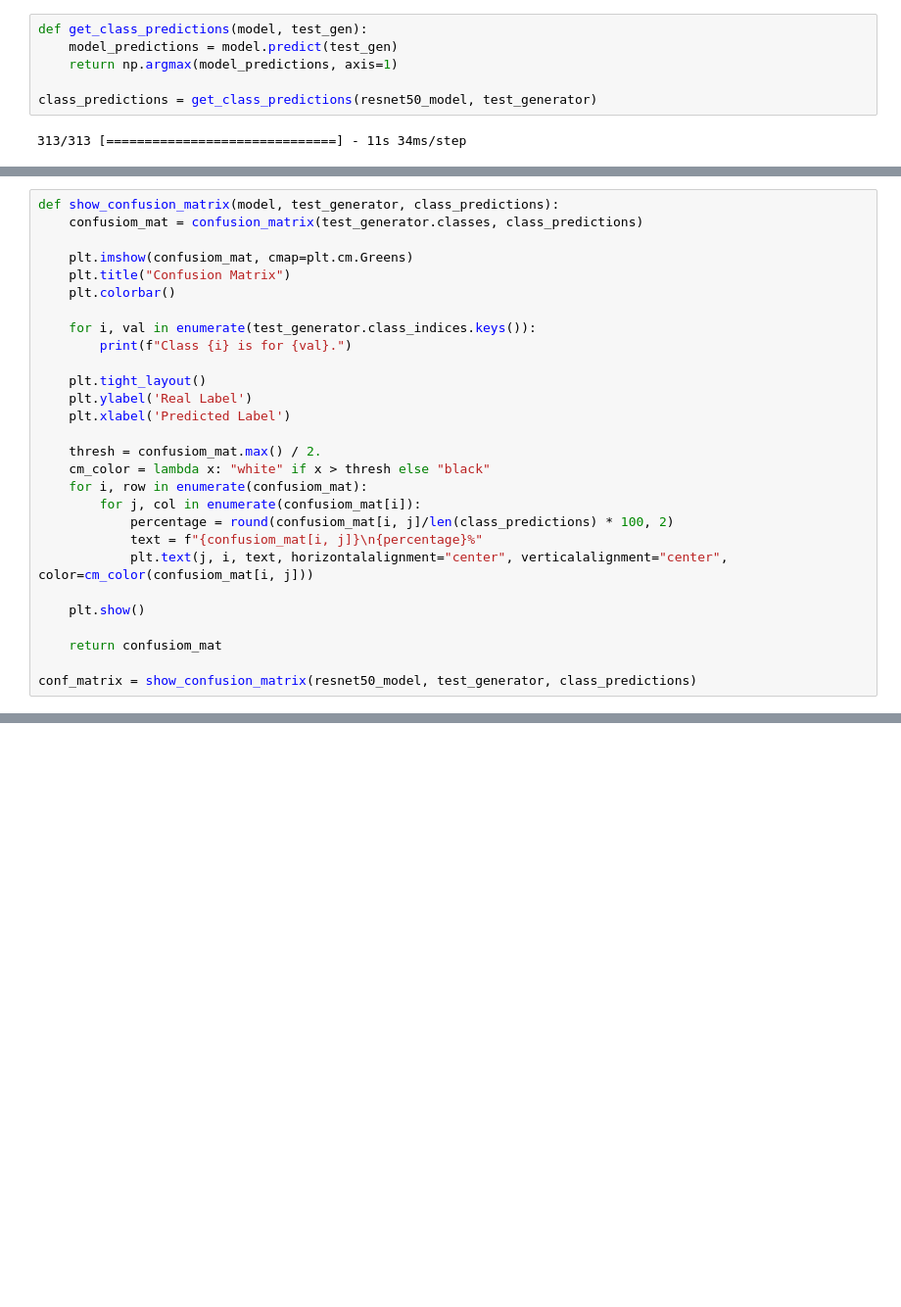
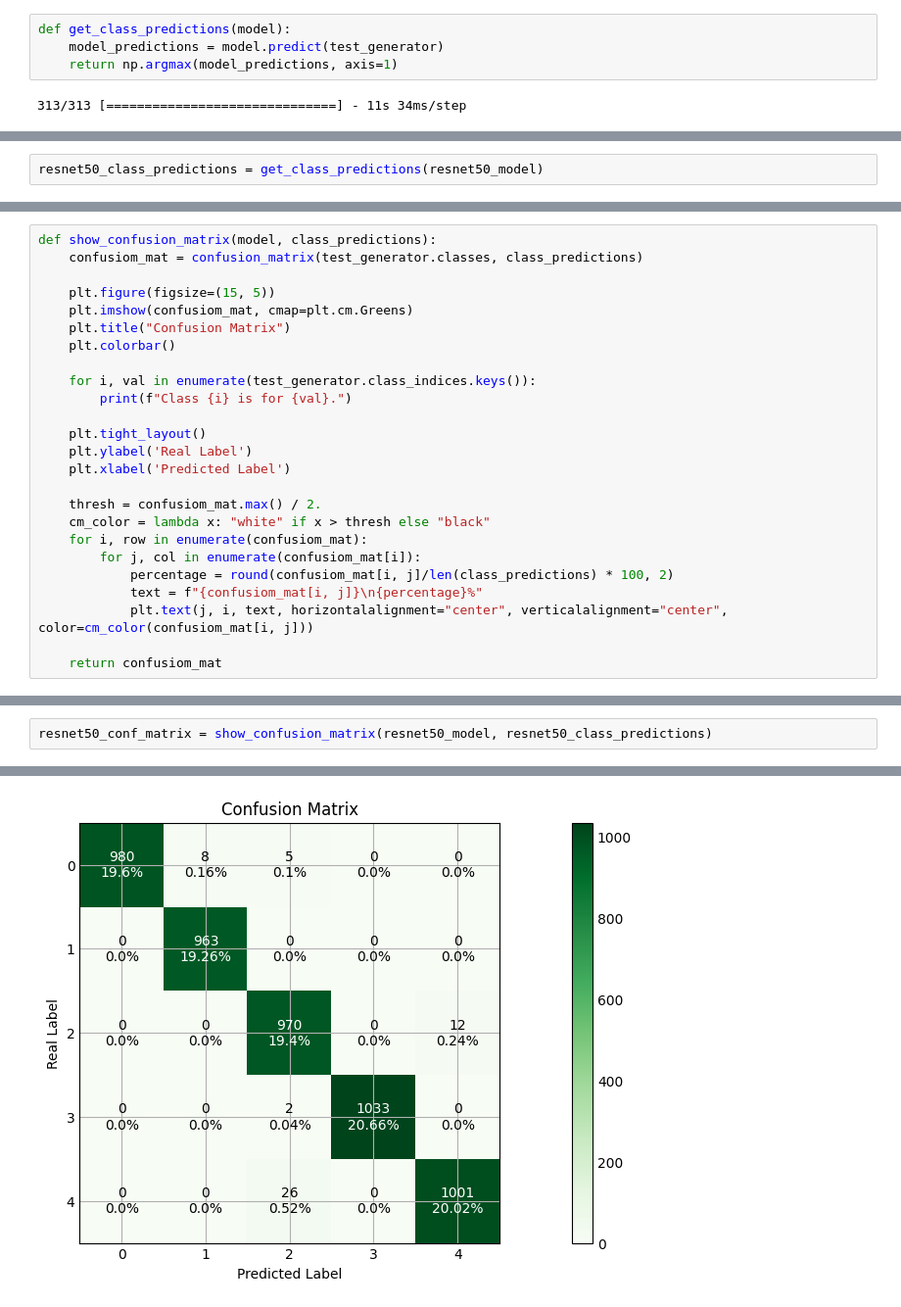
Before and after one commit to velimirkovacic/cancer-detection-project, a Jupyter notebook: projekt.ipynb, the cells around one changed output, grey strips where cells are left out. Shown at 98% size. Saved outputs shown, nothing was run; the diff lists cells and outputs as text; blank space fills up the shorter version.

```diff
--- a/projekt.ipynb
+++ b/projekt.ipynb
@@ -266,8 +270,6 @@ Test loss: 0.12373816221952438
 # %%
-def get_class_predictions(model, test_gen):
-    model_predictions = model.predict(test_gen)
+def get_class_predictions(model):
+    model_predictions = model.predict(test_generator)
     return np.argmax(model_predictions, axis=1)
-
-class_predictions = get_class_predictions(resnet50_model, test_generator)
 # %% [output]
 313/313 [==============================] - 11s 34ms/step
@@ -273,0 +278,2 @@ class_predictions = get_class_predictions(resnet50_model, test_generator)
+# %%
+resnet50_class_predictions = get_class_predictions(resnet50_model)
@@ -274,7 +284,8 @@ class_predictions = get_class_predictions(resnet50_model, test_generator)
 # %%
-def show_confusion_matrix(model, test_generator, class_predictions):
+def show_confusion_matrix(model, class_predictions):
     confusiom_mat = confusion_matrix(test_generator.classes, class_predictions)
 
+    plt.figure(figsize=(15, 5))
     plt.imshow(confusiom_mat, cmap=plt.cm.Greens)
     plt.title("Confusion Matrix")
     plt.colorbar()
@@ -294,8 +305,4 @@ def show_confusion_matrix(model, test_generator, class_predictions):
             text = f"{confusiom_mat[i, j]}\n{percentage}%"
             plt.text(j, i, text, horizontalalignment="center", verticalalignment="center", color=cm_color(confusiom_mat[i, j]))
 
-    plt.show()
-
     return confusiom_mat
-
-conf_matrix = show_confusion_matrix(resnet50_model, test_generator, class_predictions)
@@ -308,0 +311,3 @@ Class 4 is for Lung Squamous Cell Carcinoma.
+# %%
+resnet50_conf_matrix = show_confusion_matrix(resnet50_model, resnet50_class_predictions)
+# %% [output]
@@ -308,0 +319 @@ Class 4 is for Lung Squamous Cell Carcinoma.
+[figure, added]
```
Also changed, not shown: parts of 22 cells of this notebook, 6 other files.
